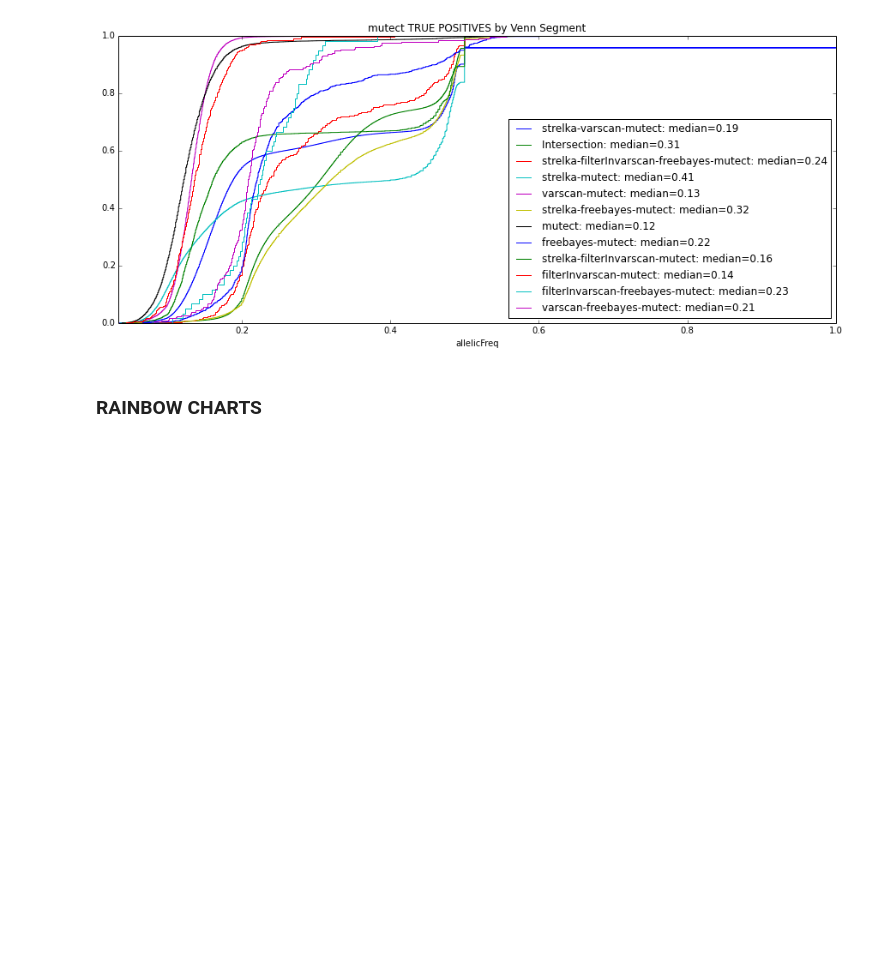
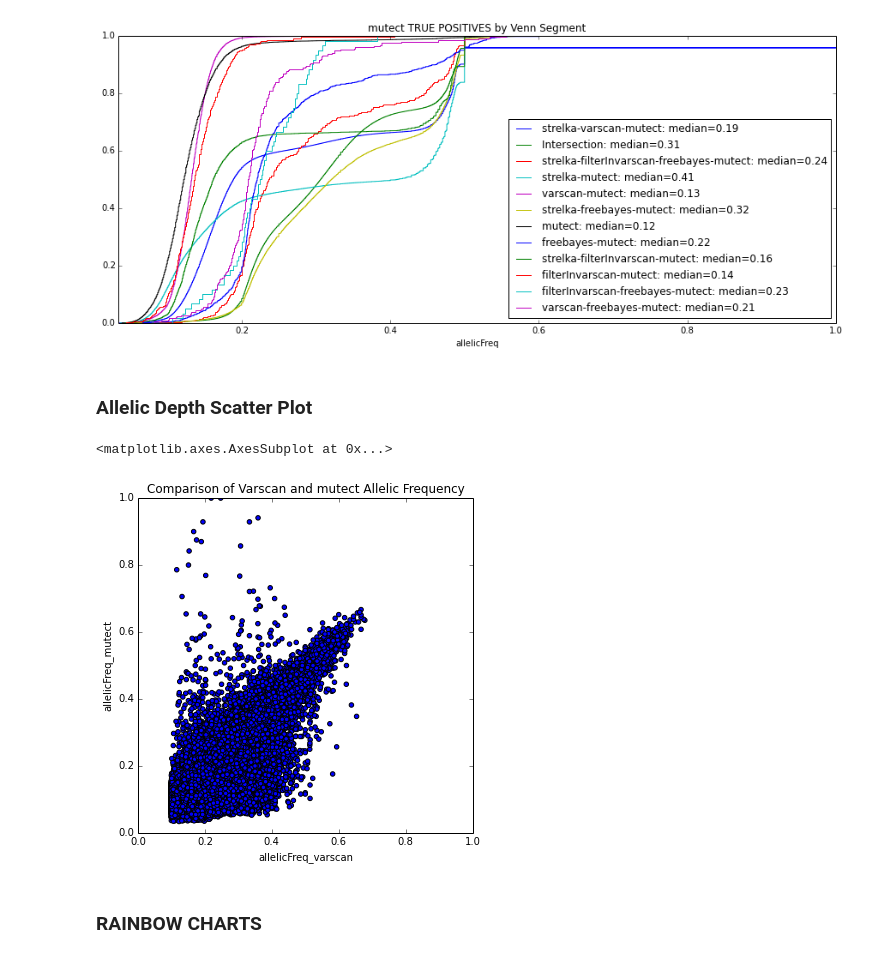
Before and after one commit to hartwigmedical/scripts, a Jupyter notebook: ipython/VCFAnalysis.ipynb, the cells around one changed output. Cells and saved outputs as stored; diff of their text form; code cells hidden in the pictures; blank space fills up the shorter version.

```diff
--- a/ipython/VCFAnalysis.ipynb
+++ b/ipython/VCFAnalysis.ipynb
@@ -206,6 +220,22 @@ for vennSegment in vennSegments:
     ser_cdf.plot(drawstyle='steps',legend=True,title=myCaller+" TRUE POSITIVES by Venn Segment",figsize=[15,6])
 # %% [output]
 [figure]
+# %% [markdown]
+### Allelic Depth Scatter Plot
+# %%
+# Combine segments
+tempMutectDF = df[(df.caller =='mutect') & ((df.vennSegment == 'Intersection') \
+            | ((df.vennSegment.str.contains('varscan')) & (df.vennSegment.str.contains('mutect'))))]
+tempMutectDF = tempMutectDF.set_index(tempMutectDF['chromPos'])
+tempvarscanDF = df[(df.caller =='varscan') & ((df.vennSegment == 'Intersection') \
+            | ((df.vennSegment.str.contains('varscan')) & (df.vennSegment.str.contains('mutect'))))]
+tempvarscanDF = tempvarscanDF.set_index(tempvarscanDF['chromPos'])
+combinedDF = pd.merge(tempMutectDF, tempvarscanDF, on='chromPos', suffixes=['_mutect', '_varscan'])
+# %%
+combinedDF.plot.scatter('allelicFreq_varscan','allelicFreq_mutect',figsize=[6,6],title="Comparison of Varscan and Mutect Allelic Frequency",xlim=[0,1],ylim=[0,1])
+# %% [output]
+<matplotlib.axes.AxesSubplot at 0x...>
+[figure, added]
 # %% [markdown]
 <h3> RAINBOW CHARTS
 # %%
```
Also changed, not shown: parts of 5 cells of this notebook.
